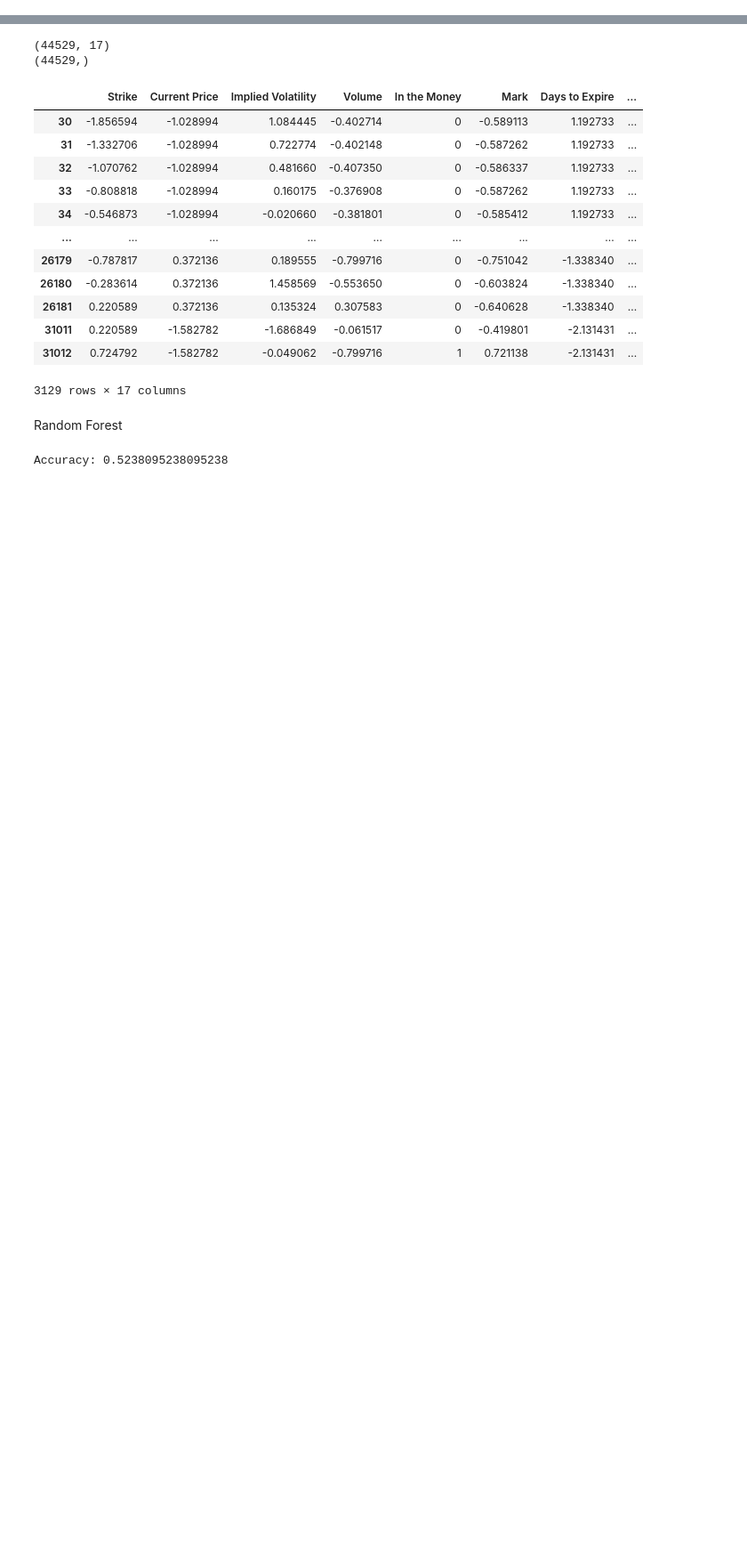
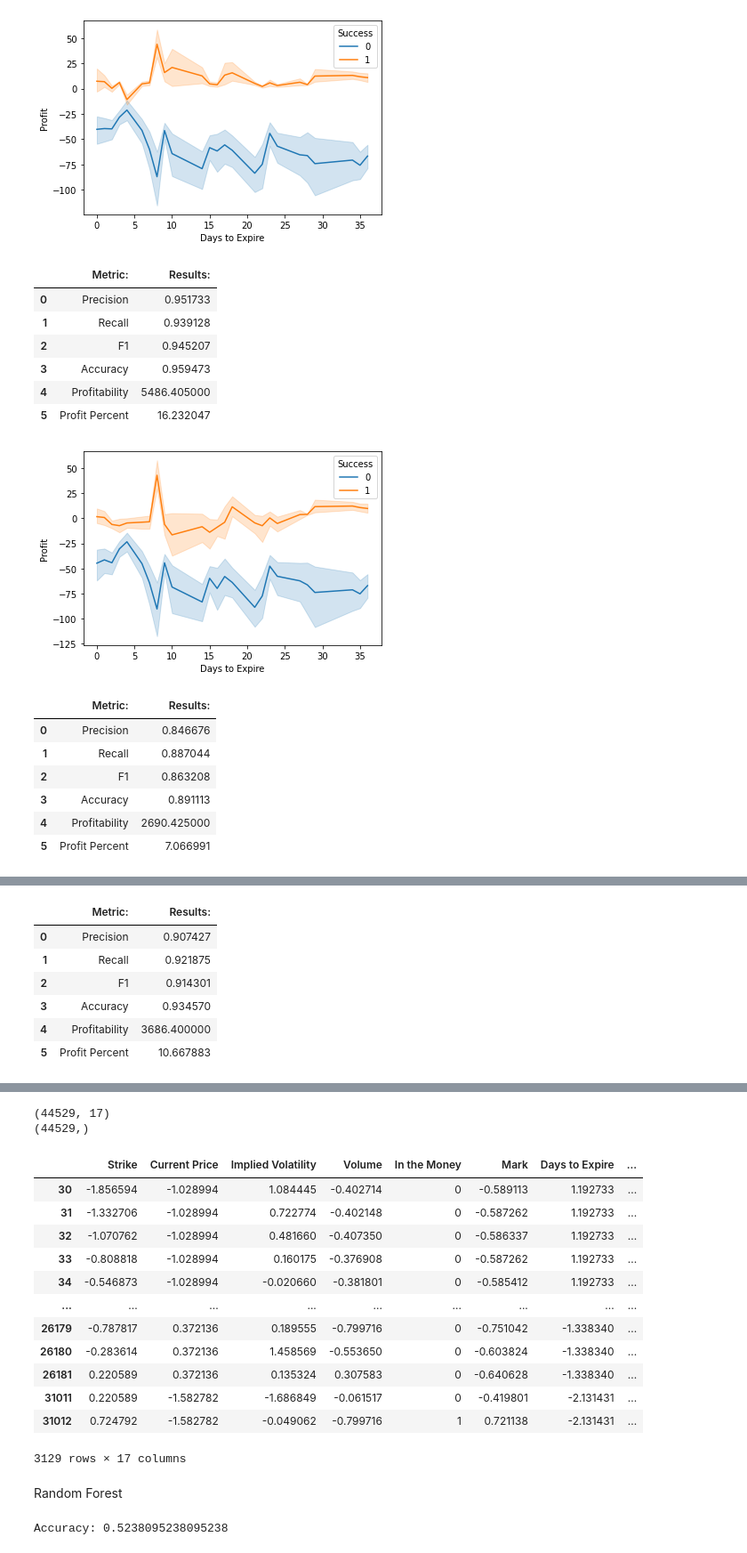
Before and after one commit to andknam/options-reinforcement-learning, a Jupyter notebook: models/random_forest.ipynb, the cells around one changed output, grey strips where cells are left out. Shown: that part at 89% size. Cells and saved outputs as stored; diff of their text form; code cells hidden in the pictures; blank space fills up the shorter version.

Commit message:
random forest done

```diff
--- a/models/random_forest.ipynb
+++ b/models/random_forest.ipynb
@@ -67,0 +43,31 @@ After: (47426, 16) (44529, 16) (3241, 16) (3129, 16)
+# %%
+# Scraped yahoo data
+options_data_3_11_df = pd.read_csv('../yahooData/results/finalData_3-11.csv', delimiter=',', encoding='unicode_escape')
+options_data_3_18_df = pd.read_csv('../yahooData/results/finalData_3-18.csv', delimiter=',', encoding='unicode_escape')
+options_data_3_25_df = pd.read_csv('../yahooData/results/finalData_3-25.csv', delimiter=',', encoding='unicode_escape')
+options_data_4_01_df = pd.read_csv('../yahooData/results/finalData_4-01.csv', delimiter=',', encoding='unicode_escape')
+options_data_4_08_df = pd.read_csv('../yahooData/results/finalData_4-08.csv', delimiter=',', encoding='unicode_escape')
+options_data_4_15_df = pd.read_csv('../yahooData/results/finalData_4-15.csv', delimiter=',', engine='python', encoding='unicode_escape')
+options_data_4_22_df = pd.read_csv('../yahooData/results/finalData_4-22.csv', delimiter=',', encoding='unicode_escape')
+
+options_data_3_11_df_c = process_data(options_data_3_11_df, 'Technology', True, True)
+options_data_3_18_df_c = process_data(options_data_3_18_df, 'Technology', True, True)
+options_data_3_25_df_c = process_data(options_data_3_25_df, 'Technology', True, True)
+options_data_4_01_df_c = process_data(options_data_4_01_df, 'Technology', True, True)
+options_data_4_08_df_c = process_data(options_data_4_08_df, 'Technology', True, True)
+options_data_4_15_df_c = process_data(options_data_4_15_df, 'Technology', True, True)
+options_data_4_22_df_c = process_data(options_data_4_22_df, 'Technology', True, True)
+
+calls_df = pd.concat([options_data_3_11_df_c, options_data_3_18_df_c, options_data_3_25_df_c, options_data_4_01_df_c, options_data_4_08_df_c, options_data_4_15_df_c])
+options7call_df = pd.concat([options_data_4_15_df_c, options_data_4_22_df_c])
+
+options_data_3_11_df_p = process_data(options_data_3_11_df, 'Technology', True, False)
+options_data_3_18_df_p = process_data(options_data_3_18_df, 'Technology', True, False)
+options_data_3_25_df_p = process_data(options_data_3_25_df, 'Technology', True, False)
+options_data_4_01_df_p = process_data(options_data_4_01_df, 'Technology', True, False)
+options_data_4_08_df_p = process_data(options_data_4_08_df, 'Technology', True, False)
+options_data_4_15_df_p = process_data(options_data_4_15_df, 'Technology', True, False)
+options_data_4_22_df_p = process_data(options_data_4_22_df, 'Technology', True, False)
+
+puts_df = pd.concat([options_data_3_11_df_p, options_data_3_18_df_p, options_data_3_25_df_p, options_data_4_01_df_p, options_data_4_08_df_p, options_data_4_15_df_p])
+options7put_df = pd.concat([options_data_4_22_df_p, options_data_4_22_df_p])
@@ -67,0 +132,21 @@ After: (47426, 16) (44529, 16) (3241, 16) (3129, 16)
+# %%
+run_random_forest_model(['Implied Volatility', 'In the Money', 'Days to Expire', 'Needed Percent Change'], calls_df, options7call_df, False, True, True)
+run_random_forest_model(['Needed Percent Change', 'In the Money'], calls_df, options7call_df, False, True, True)
+run_random_forest_model(['Implied Volatility', 'Days to Expire'], calls_df, options7call_df, False, True, True)
+# %% [output]
+[figure, added]
+|  | Metric: | Results: |
+| 0 | Precision | 0.951733 |
+| 1 | Recall | 0.939128 |
+| 2 | F1 | 0.945207 |
+| 3 | Accuracy | 0.959473 |
+| 4 | Profitability | 5486.405000 |
+| 5 | Profit Percent | 16.232047 |
+[figure, added]
+|  | Metric: | Results: |
+| 0 | Precision | 0.846676 |
+| 1 | Recall | 0.887044 |
+| 2 | F1 | 0.863208 |
+| 3 | Accuracy | 0.891113 |
+| 4 | Profitability | 2690.425000 |
+| 5 | Profit Percent | 7.066991 |
@@ -67,0 +154,7 @@ After: (47426, 16) (44529, 16) (3241, 16) (3129, 16)
+|  | Metric: | Results: |
+| 0 | Precision | 0.907427 |
+| 1 | Recall | 0.921875 |
+| 2 | F1 | 0.914301 |
+| 3 | Accuracy | 0.934570 |
+| 4 | Profitability | 3686.400000 |
+| 5 | Profit Percent | 10.667883 |
```
Also changed, not shown: parts of 31 cells of this notebook.
